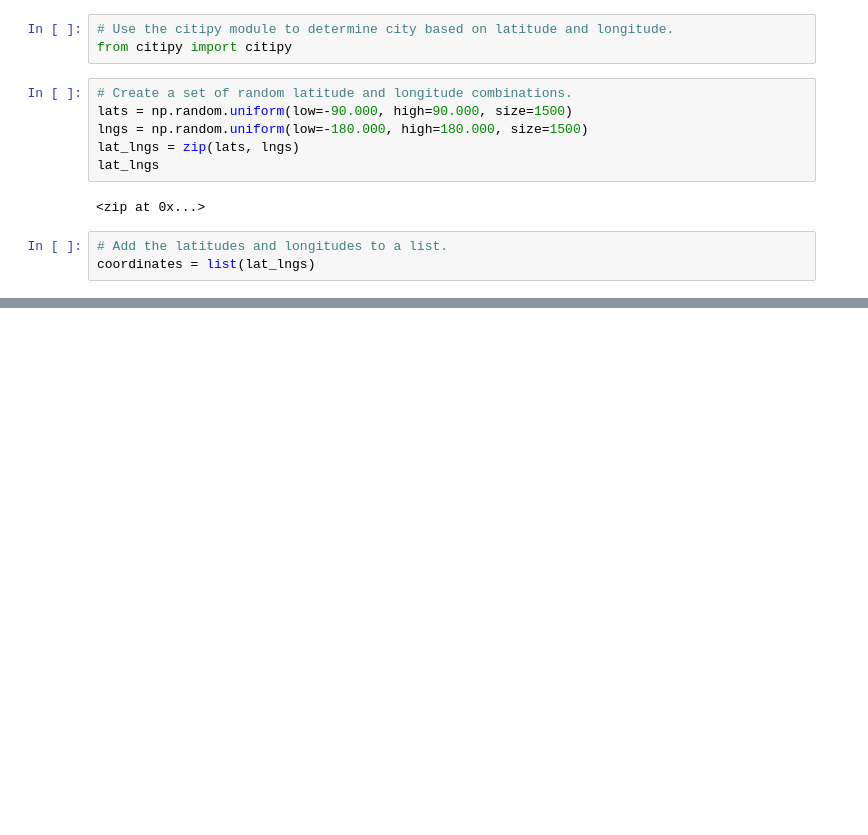
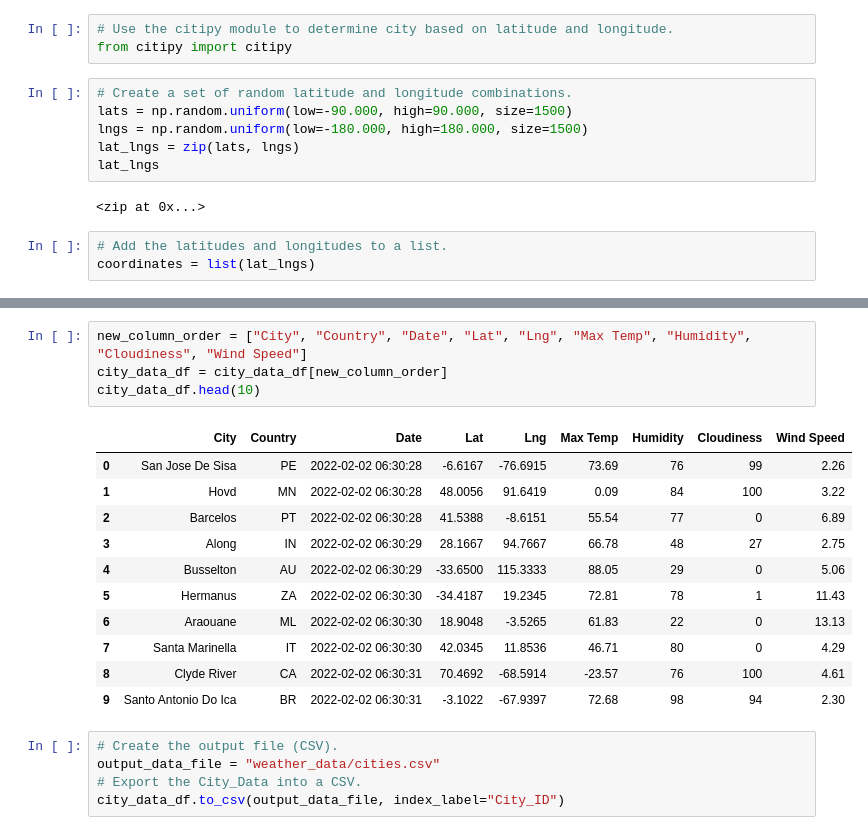
Before and after one commit to PCE1968/World_Weather_Analysis, a Jupyter notebook: WeatherPy.ipynb, the cells around one changed output, grey strips where cells are left out. Saved outputs shown, nothing was run; the diff lists cells and outputs as text; blank space fills up the shorter version.

```diff
--- a/WeatherPy.ipynb
+++ b/WeatherPy.ipynb
@@ -33,0 +143,21 @@ len(cities)
+# %%
+new_column_order = ["City", "Country", "Date", "Lat", "Lng", "Max Temp", "Humidity", "Cloudiness", "Wind Speed"]
+city_data_df = city_data_df[new_column_order]
+city_data_df.head(10)
+# %% [output]
+|  | City | Country | Date | Lat | Lng | Max Temp | Humidity | Cloudiness | Wind Speed |
+| 0 | San Jose De Sisa | PE | 2022-02-02 06:30:28 | -6.6167 | -76.6915 | 73.69 | 76 | 99 | 2.26 |
+| 1 | Hovd | MN | 2022-02-02 06:30:28 | 48.0056 | 91.6419 | 0.09 | 84 | 100 | 3.22 |
+| 2 | Barcelos | PT | 2022-02-02 06:30:28 | 41.5388 | -8.6151 | 55.54 | 77 | 0 | 6.89 |
+| 3 | Along | IN | 2022-02-02 06:30:29 | 28.1667 | 94.7667 | 66.78 | 48 | 27 | 2.75 |
+| 4 | Busselton | AU | 2022-02-02 06:30:29 | -33.6500 | 115.3333 | 88.05 | 29 | 0 | 5.06 |
+| 5 | Hermanus | ZA | 2022-02-02 06:30:30 | -34.4187 | 19.2345 | 72.81 | 78 | 1 | 11.43 |
+| 6 | Araouane | ML | 2022-02-02 06:30:30 | 18.9048 | -3.5265 | 61.83 | 22 | 0 | 13.13 |
+| 7 | Santa Marinella | IT | 2022-02-02 06:30:30 | 42.0345 | 11.8536 | 46.71 | 80 | 0 | 4.29 |
+| 8 | Clyde River | CA | 2022-02-02 06:30:31 | 70.4692 | -68.5914 | -23.57 | 76 | 100 | 4.61 |
+| 9 | Santo Antonio Do Ica | BR | 2022-02-02 06:30:31 | -3.1022 | -67.9397 | 72.68 | 98 | 94 | 2.30 |
+# %%
+# Create the output file (CSV).
+output_data_file = "weather_data/cities.csv"
+# Export the City_Data into a CSV.
+city_data_df.to_csv(output_data_file, index_label="City_ID")
```
Also changed, not shown: parts of 6 cells of this notebook, 4 other files.
